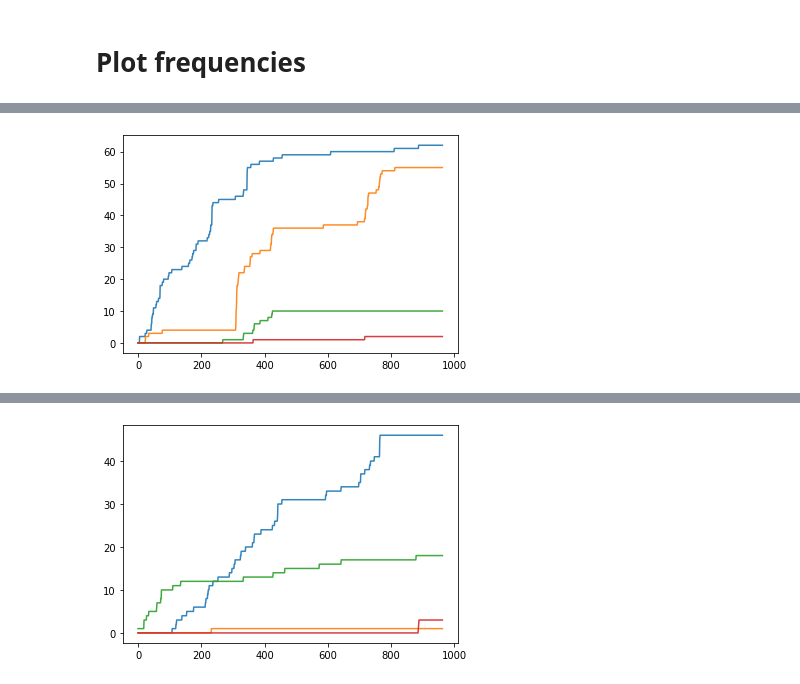
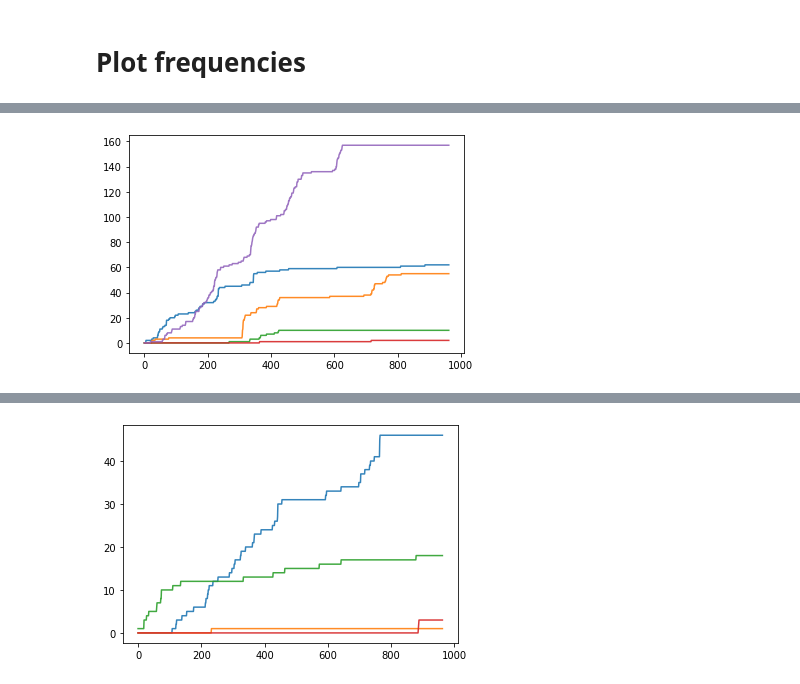
Before and after one commit to Ma-Fi-94/letters, a Jupyter notebook: Word_Frequencies_Over_Time.ipynb, the cells around one changed output, grey strips where cells are left out. Cells and saved outputs as stored; diff of their text form; code cells hidden in the pictures.

```diff
--- a/Word_Frequencies_Over_Time.ipynb
+++ b/Word_Frequencies_Over_Time.ipynb
@@ -55,8 +55,3 @@ word_stats.head(50)
 | 9042 | jedem | 57 | 0.05919 | 0.272724 | 4.607593 |
 # %% [markdown]
 # Plot frequencies
-# %%
-print_words = ["almanach", "almanachs"]
-for print_word in print_words:
-    freq_over_time = word_frequencies[:, np.array(words)==print_word]
-    plt.plot(np.cumsum(freq_over_time), alpha=0.9)
@@ -65,7 +58,7 @@ for print_word in print_words:
 # %%
-print_words = ["meister", "faust", "dorothea", "tasso"]
+print_words = ["meister", "faust", "dorothea", "tasso", "almanach"]
 for print_word in print_words:
     freq_over_time = word_frequencies[:, np.array(words)==print_word]
     plt.plot(np.cumsum(freq_over_time), alpha=0.9)
 # %% [output]
-[figure, old version]
+[figure, new version]
```
Also changed, not shown: parts of 3 cells of this notebook.
